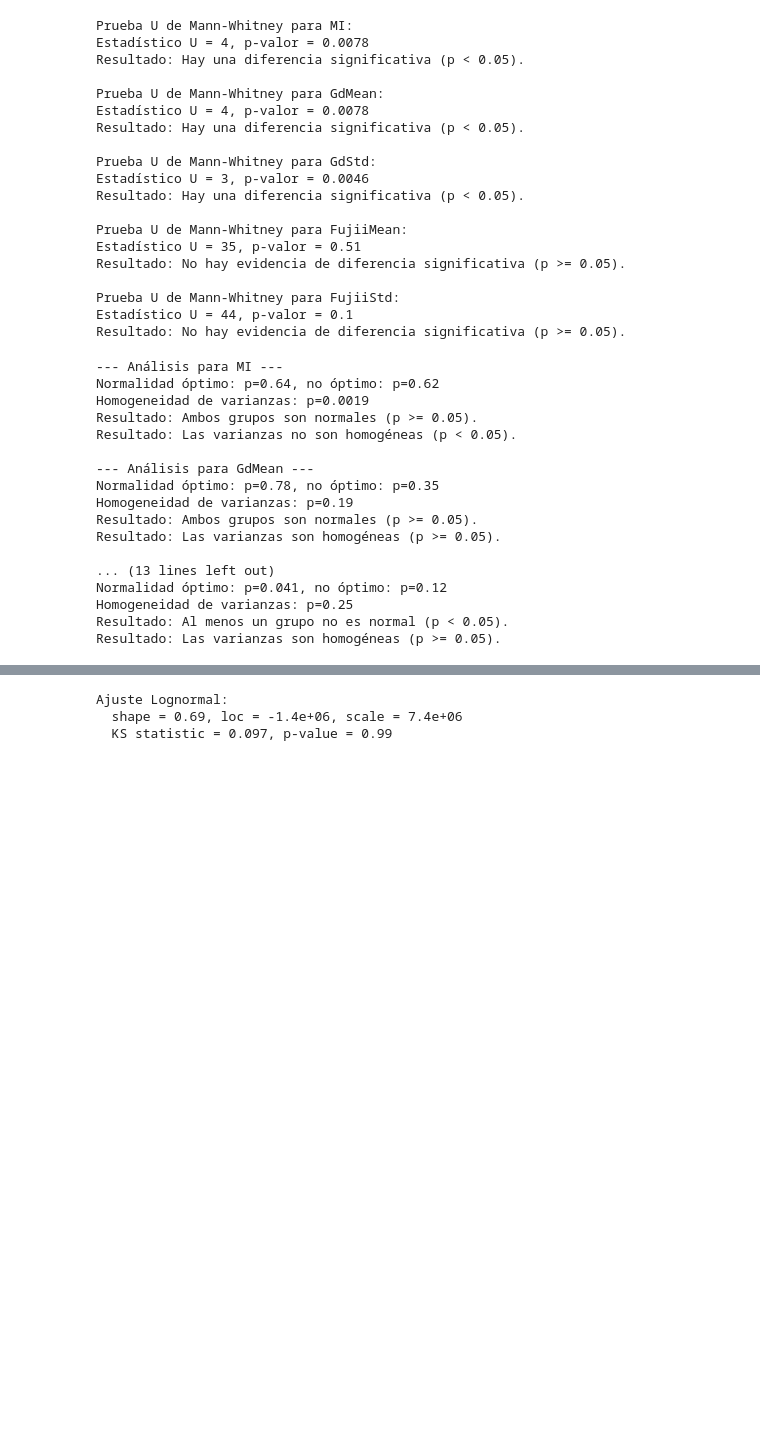
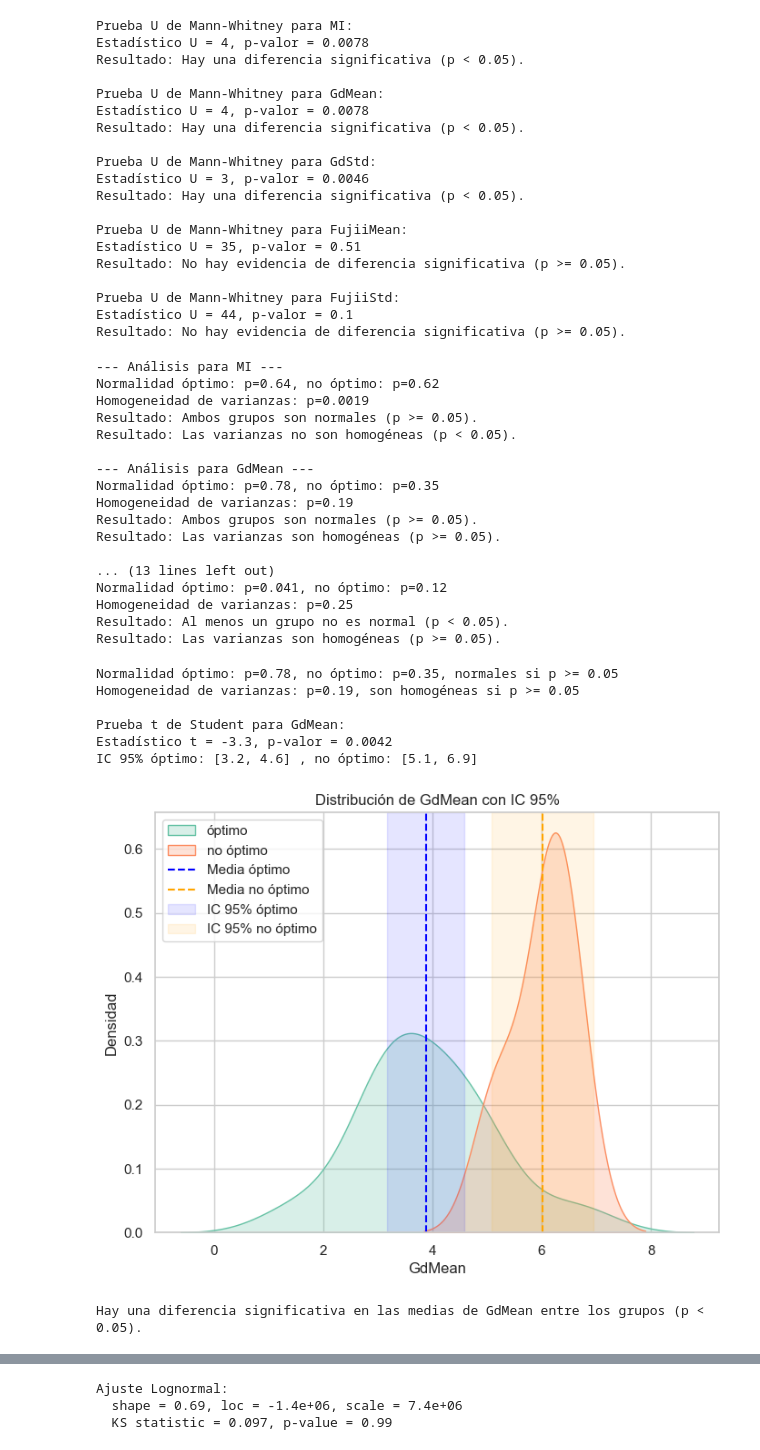
Before and after one commit to JuanJ27/Base, a Jupyter notebook: Python/Experimental IV/ProyectoBS/ProyectoBioSpeclke.ipynb, the cells around one changed output, grey strips where cells are left out. Drawn from its saved outputs; the diff is of its cells as text; code cells hidden in the pictures; blank space fills up the shorter version.

```diff
--- a/Python/Experimental IV/ProyectoBS/ProyectoBioSpeclke.ipynb
+++ b/Python/Experimental IV/ProyectoBS/ProyectoBioSpeclke.ipynb
@@ -235,3 +234,73 @@ Normalidad óptimo: p=0.041, no óptimo: p=0.12
 Homogeneidad de varianzas: p=0.25
 Resultado: Al menos un grupo no es normal (p < 0.05).
 Resultado: Las varianzas son homogéneas (p >= 0.05).
+# %%
+from scipy.stats import ttest_ind, t
+
+# Separar los grupos
+optimo = df_lep[df_lep['clase'] == 'óptimo']['GdMean']
+no_optimo = df_lep[df_lep['clase'] == 'no óptimo']['GdMean']
+
+# 1. Verificación de supuestos
+# 1.1. Prueba de normalidad (Shapiro-Wilk)
+stat_opt, p_opt = shapiro(optimo)
+stat_no_opt, p_no_opt = shapiro(no_optimo)
+print(f"Normalidad óptimo: p={p_opt:.2g}, no óptimo: p={p_no_opt:.2g}, normales si p >= 0.05")
+
+
+# 1.2. Prueba de homogeneidad de varianzas (Levene)
+stat, p = levene(optimo, no_optimo)
+print(f"Homogeneidad de varianzas: p={p:.2g}, son homogéneas si p >= 0.05")
+
+# 2. Prueba t de Student
+equal_va = p > 0.05  # True si las varianzas son homogéneas
+stat, p = ttest_ind(optimo, no_optimo, equal_var=equal_va)
+print(f"\nPrueba t de Student para GdMean:")
+print(f"Estadístico t = {stat:.2g}, p-valor = {p:.2g}")
+
+# 3. Intervalos de confianza (95%)
+def intervaloConf(data, confidence=0.95):
+    n = len(data)
+    mean = float(np.mean(data))
+    stderr = float(np.std(data, ddof=1) / np.sqrt(n))
+    margin = stderr * float(t.ppf((1 - confidence) / 2, n - 1))
+    return [mean + margin, mean - margin]
+
+ci_opt = intervaloConf(optimo)
+ci_no_opt = intervaloConf(no_optimo)
+print(f"IC 95% óptimo: [{ci_opt[0]:.2g}, {ci_opt[1]:.2g}] , no óptimo: [{ci_no_opt[0]:.2g}, {ci_no_opt[1]:.2g}]")
+
+
+# 5. Visualización mejorada
+plt.figure(figsize=(8,6))
+sns.kdeplot(optimo, fill=True, label='óptimo')
+sns.kdeplot(no_optimo, fill=True, label='no óptimo')
+
+# Medias
+plt.axvline(np.mean(optimo), color='blue', linestyle='--', label='Media óptimo')
+plt.axvline(np.mean(no_optimo), color='orange', linestyle='--', label='Media no óptimo')
+
+# Intervalos de confianza
+plt.axvspan(ci_opt[0], ci_opt[1], alpha=0.1, color='blue', label='IC 95% óptimo')
+plt.axvspan(ci_no_opt[0], ci_no_opt[1], alpha=0.1, color='orange', label='IC 95% no óptimo')
+
+plt.title("Distribución de GdMean con IC 95%")
+plt.xlabel("GdMean")
+plt.ylabel("Densidad")
+plt.legend()
+plt.show()
+
+# Interpretación final
+if p < 0.05:
+    print("Hay una diferencia significativa en las medias de GdMean entre los grupos (p < 0.05).")
+else:
+    print("No hay evidencia de diferencia significativa en las medias de GdMean (p >= 0.05).")
+# %% [output]
+Normalidad óptimo: p=0.78, no óptimo: p=0.35, normales si p >= 0.05
+Homogeneidad de varianzas: p=0.19, son homogéneas si p >= 0.05
+
+Prueba t de Student para GdMean:
+Estadístico t = -3.3, p-valor = 0.0042
+IC 95% óptimo: [3.2, 4.6] , no óptimo: [5.1, 6.9]
+[figure, added]
+Hay una diferencia significativa en las medias de GdMean entre los grupos (p < 0.05).
```
Also changed, not shown: parts of 19 cells of this notebook.
